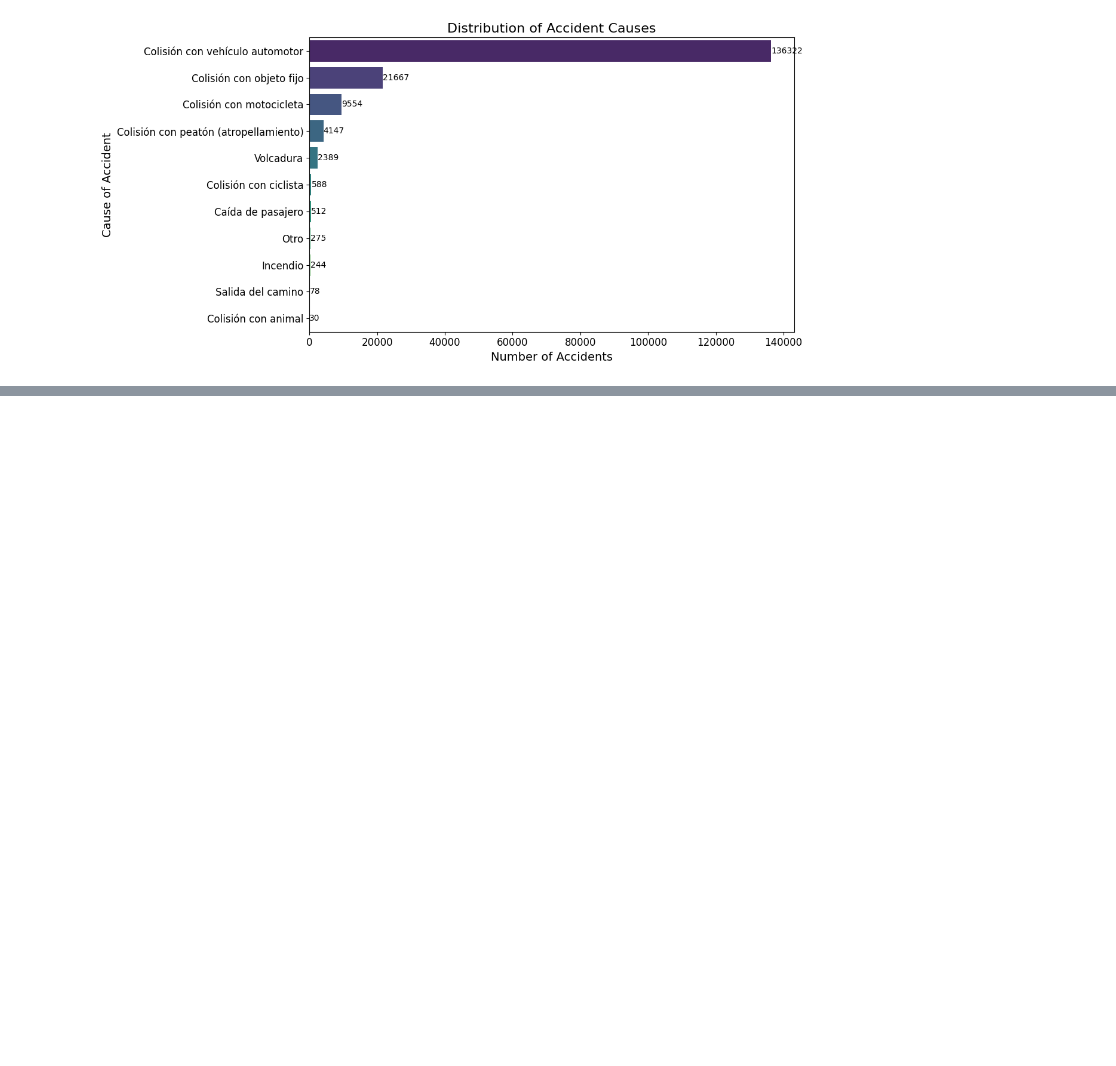
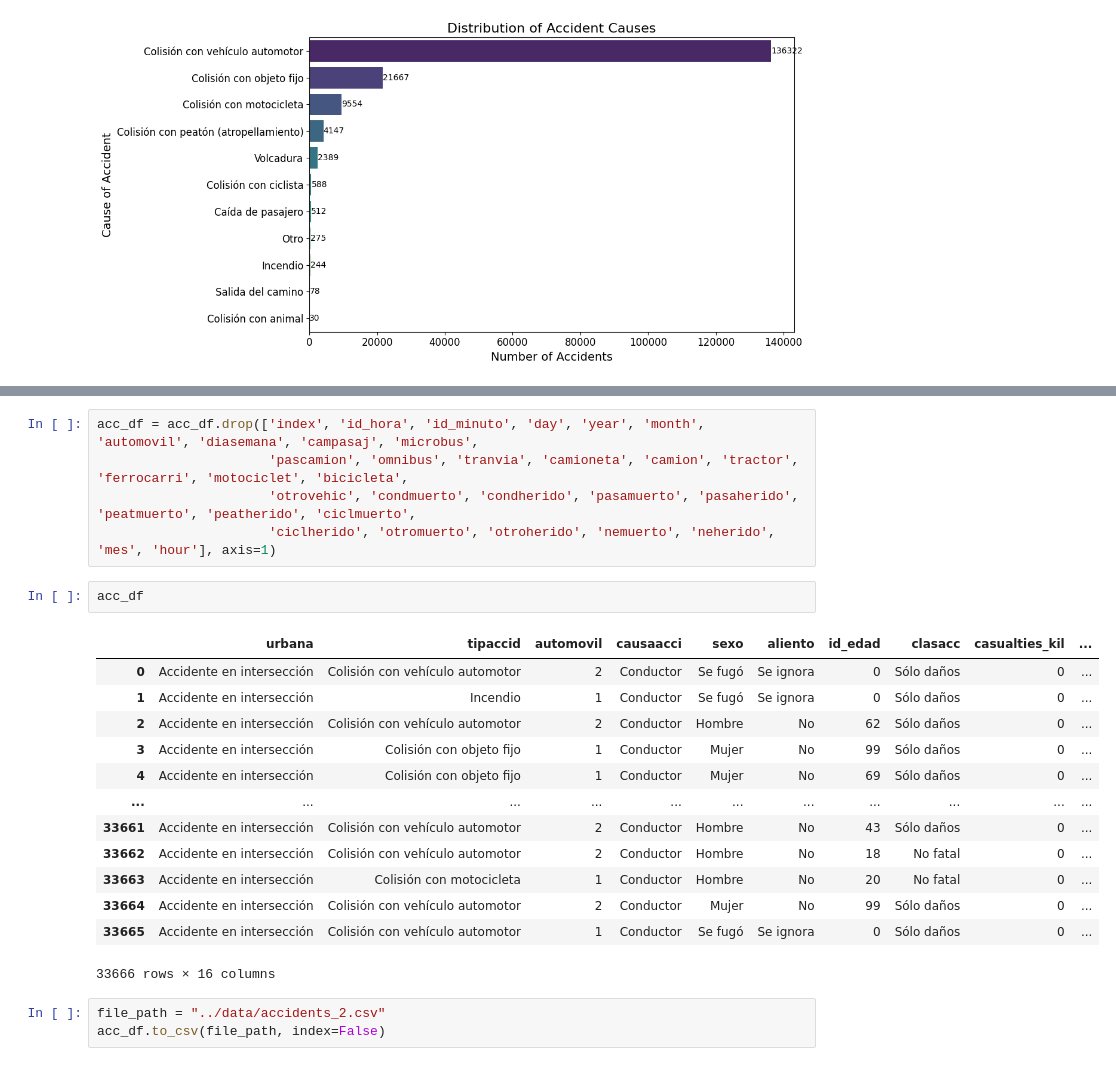
Before and after one commit to pgomezr0/Monterrey-Collisions, a Jupyter notebook: notebooks/inegi_accidentes_exploration.ipynb, the cells around one changed output, grey strips where cells are left out. Drawn from its saved outputs; the diff is of its cells as text; blank space fills up the shorter version.

```diff
--- a/notebooks/inegi_accidentes_exploration.ipynb
+++ b/notebooks/inegi_accidentes_exploration.ipynb
@@ -601,0 +662,24 @@ plot_accident_causes(hist_acc_df, cause_column='tipaccid')
+# %%
+acc_df = acc_df.drop(['index', 'id_hora', 'id_minuto', 'day', 'year', 'month', 'automovil', 'diasemana', 'campasaj', 'microbus',
+                      'pascamion', 'omnibus', 'tranvia', 'camioneta', 'camion', 'tractor', 'ferrocarri', 'motociclet', 'bicicleta',
+                      'otrovehic', 'condmuerto', 'condherido', 'pasamuerto', 'pasaherido', 'peatmuerto', 'peatherido', 'ciclmuerto',
+                      'ciclherido', 'otromuerto', 'otroherido', 'nemuerto', 'neherido', 'mes', 'hour'], axis=1)
+# %%
+acc_df
+# %% [output]
+|  | urbana | tipaccid | automovil | causaacci | sexo | aliento | id_edad | clasacc | casualties_kil | ... |
+| 0 | Accidente en intersección | Colisión con vehículo automotor | 2 | Conductor | Se fugó | Se ignora | 0 | Sólo daños | 0 | ... |
+| 1 | Accidente en intersección | Incendio | 1 | Conductor | Se fugó | Se ignora | 0 | Sólo daños | 0 | ... |
+| 2 | Accidente en intersección | Colisión con vehículo automotor | 2 | Conductor | Hombre | No | 62 | Sólo daños | 0 | ... |
+| 3 | Accidente en intersección | Colisión con objeto fijo | 1 | Conductor | Mujer | No | 99 | Sólo daños | 0 | ... |
+| 4 | Accidente en intersección | Colisión con objeto fijo | 1 | Conductor | Mujer | No | 69 | Sólo daños | 0 | ... |
+| ... | ... | ... | ... | ... | ... | ... | ... | ... | ... | ... |
+| 33661 | Accidente en intersección | Colisión con vehículo automotor | 2 | Conductor | Hombre | No | 43 | Sólo daños | 0 | ... |
+| 33662 | Accidente en intersección | Colisión con vehículo automotor | 2 | Conductor | Hombre | No | 18 | No fatal | 0 | ... |
+| 33663 | Accidente en intersección | Colisión con motocicleta | 1 | Conductor | Hombre | No | 20 | No fatal | 0 | ... |
+| 33664 | Accidente en intersección | Colisión con vehículo automotor | 2 | Conductor | Mujer | No | 99 | Sólo daños | 0 | ... |
+| 33665 | Accidente en intersección | Colisión con vehículo automotor | 1 | Conductor | Se fugó | Se ignora | 0 | Sólo daños | 0 | ... |
+33666 rows × 16 columns
+# %%
+file_path = "../data/accidents_2.csv"
+acc_df.to_csv(file_path, index=False)
```
Also changed, not shown: parts of 14 cells of this notebook, 12 other files.
